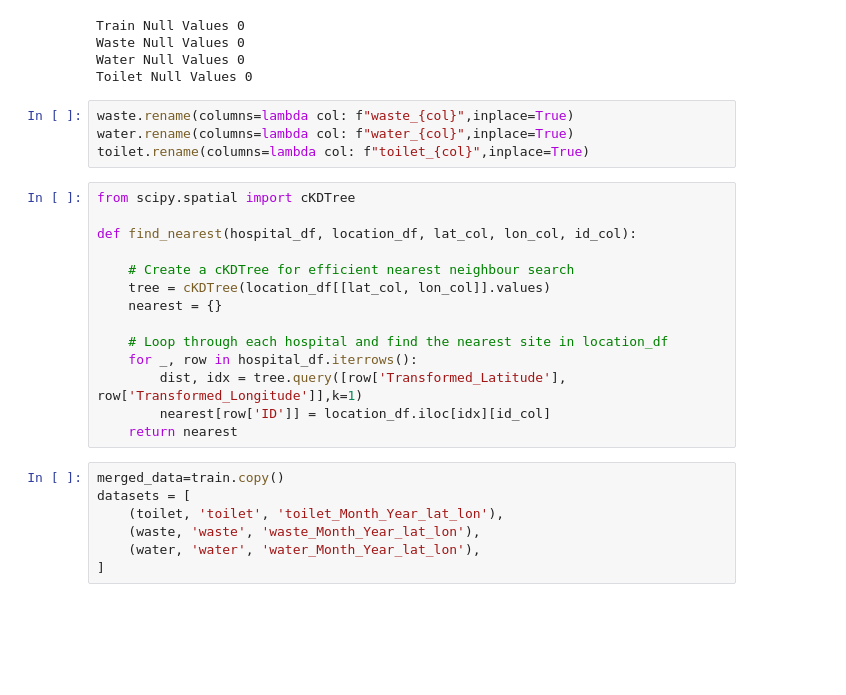
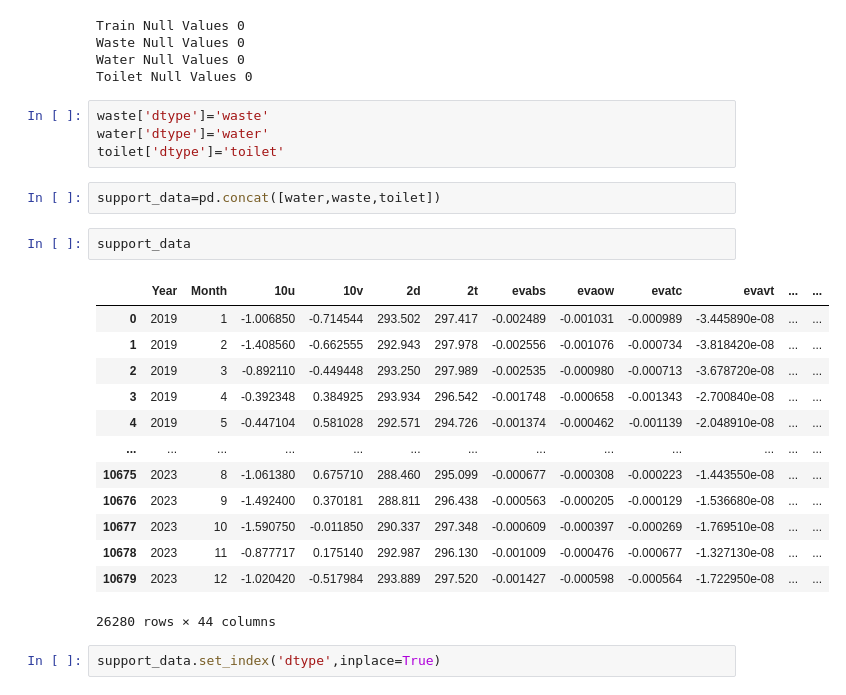
Before and after one commit to datamind-lab/Waterborne-Disease-Prediction, a Jupyter notebook: Data Merging.ipynb, the cells around one changed output. Drawn from its saved outputs; the diff is of its cells as text; blank space fills up the shorter version.

Commit message:
Data Merging File Added

```diff
--- a/Data Merging.ipynb
+++ b/Data Merging.ipynb
@@ -61,28 +83,27 @@ Train Null Values 0
 Waste Null Values 0
 Water Null Values 0
 Toilet Null Values 0
-# %%
-waste.rename(columns=lambda col: f"waste_{col}",inplace=True)
-water.rename(columns=lambda col: f"water_{col}",inplace=True)
-toilet.rename(columns=lambda col: f"toilet_{col}",inplace=True)
-# %%
-from scipy.spatial import cKDTree
-
-def find_nearest(hospital_df, location_df, lat_col, lon_col, id_col):
-
-    # Create a cKDTree for efficient nearest neighbour search
-    tree = cKDTree(location_df[[lat_col, lon_col]].values)
-    nearest = {}
-
-    # Loop through each hospital and find the nearest site in location_df
-    for _, row in hospital_df.iterrows():
-        dist, idx = tree.query([row['Transformed_Latitude'], row['Transformed_Longitude']],k=1)
-        nearest[row['ID']] = location_df.iloc[idx][id_col]
-    return nearest
-# %%
-merged_data=train.copy()
-datasets = [
-    (toilet, 'toilet', 'toilet_Month_Year_lat_lon'),
-    (waste, 'waste', 'waste_Month_Year_lat_lon'),
-    (water, 'water', 'water_Month_Year_lat_lon'),
-]
+# %%
+waste['dtype']='waste'
+water['dtype']='water'
+toilet['dtype']='toilet'
+# %%
+support_data=pd.concat([water,waste,toilet])
+# %%
+support_data
+# %% [output]
+|  | Year | Month | 10u | 10v | 2d | 2t | evabs | evaow | evatc | evavt | ... | ... |
+| 0 | 2019 | 1 | -1.006850 | -0.714544 | 293.502 | 297.417 | -0.002489 | -0.001031 | -0.000989 | -3.445890e-08 | ... | ... |
+| 1 | 2019 | 2 | -1.408560 | -0.662555 | 292.943 | 297.978 | -0.002556 | -0.001076 | -0.000734 | -3.818420e-08 | ... | ... |
+| 2 | 2019 | 3 | -0.892110 | -0.449448 | 293.250 | 297.989 | -0.002535 | -0.000980 | -0.000713 | -3.678720e-08 | ... | ... |
+| 3 | 2019 | 4 | -0.392348 | 0.384925 | 293.934 | 296.542 | -0.001748 | -0.000658 | -0.001343 | -2.700840e-08 | ... | ... |
+| 4 | 2019 | 5 | -0.447104 | 0.581028 | 292.571 | 294.726 | -0.001374 | -0.000462 | -0.001139 | -2.048910e-08 | ... | ... |
+| ... | ... | ... | ... | ... | ... | ... | ... | ... | ... | ... | ... | ... |
+| 10675 | 2023 | 8 | -1.061380 | 0.675710 | 288.460 | 295.099 | -0.000677 | -0.000308 | -0.000223 | -1.443550e-08 | ... | ... |
+| 10676 | 2023 | 9 | -1.492400 | 0.370181 | 288.811 | 296.438 | -0.000563 | -0.000205 | -0.000129 | -1.536680e-08 | ... | ... |
+| 10677 | 2023 | 10 | -1.590750 | -0.011850 | 290.337 | 297.348 | -0.000609 | -0.000397 | -0.000269 | -1.769510e-08 | ... | ... |
+| 10678 | 2023 | 11 | -0.877717 | 0.175140 | 292.987 | 296.130 | -0.001009 | -0.000476 | -0.000677 | -1.327130e-08 | ... | ... |
+| 10679 | 2023 | 12 | -1.020420 | -0.517984 | 293.889 | 297.520 | -0.001427 | -0.000598 | -0.000564 | -1.722950e-08 | ... | ... |
+26280 rows × 44 columns
+# %%
+support_data.set_index('dtype',inplace=True)
```
Also changed, not shown: parts of 26 cells of this notebook, 2 other files.
